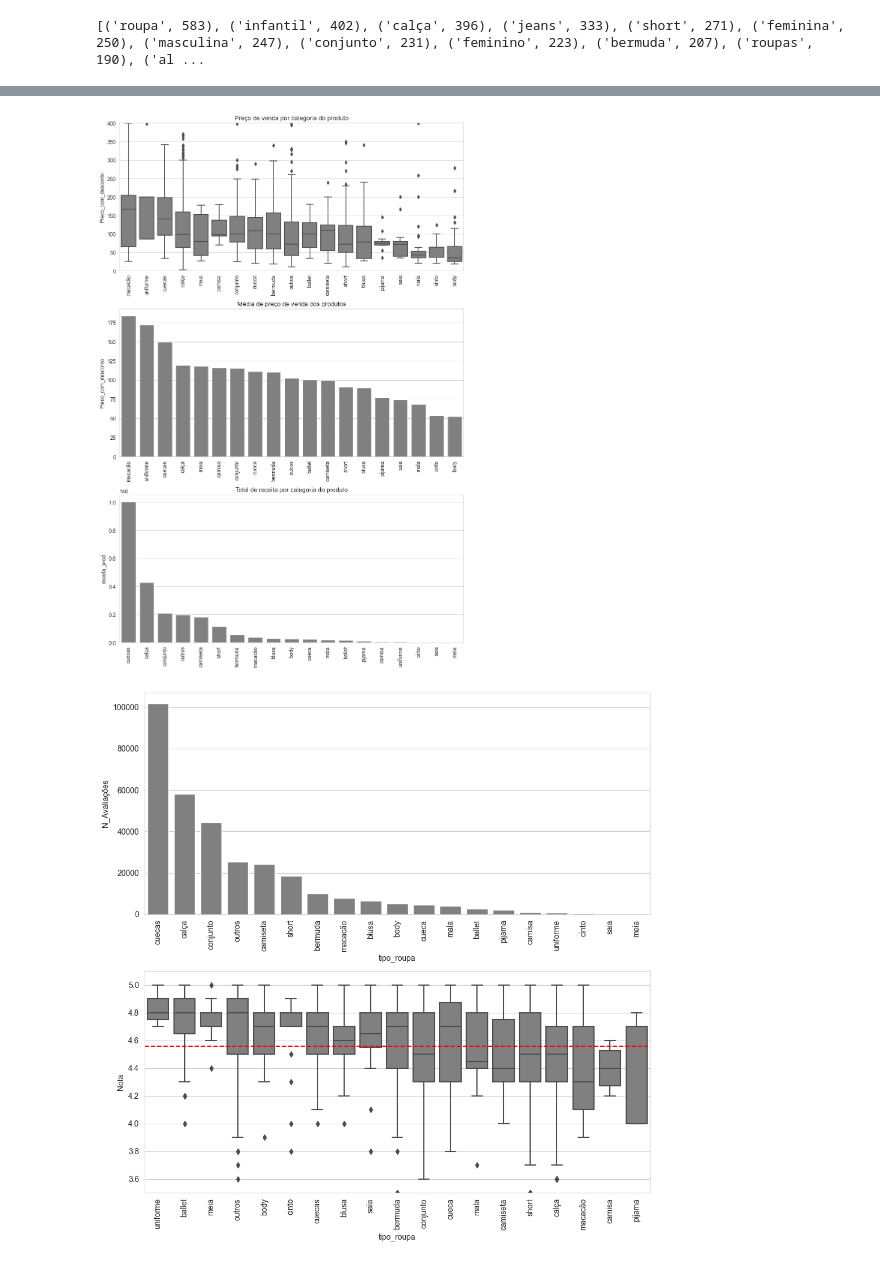
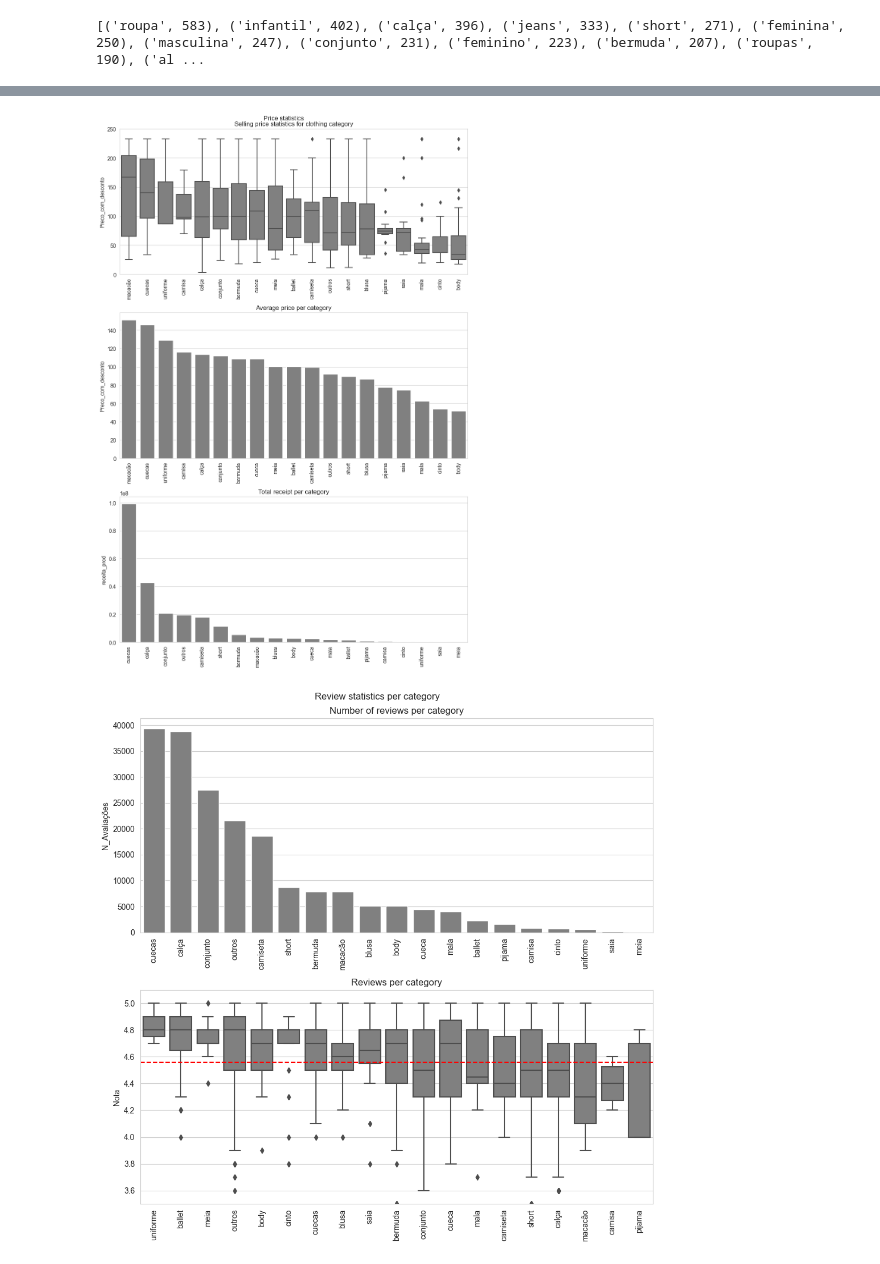
Before and after one commit to LissesCastro/Webscrapping-Marketplace-BR, a Jupyter notebook: analise.ipynb, the cells around one changed output, grey strips where cells are left out. Cells and saved outputs as stored; diff of their text form; code cells hidden in the pictures.

```diff
--- a/analise.ipynb
+++ b/analise.ipynb
@@ -123,3 +140,10 @@ pecas = ['calça', 'short', 'conjunto', 'bermuda', 'shorts', 'cuecas', 'ballet',
+# %%
+vars_correcao = ['Preco_original', 'Preco_com_desconto', 'N_Avaliações']
+percentil = 0.95
+
+for col in vars_correcao:
+    valor_percentil = df[col].quantile(percentil)
+    df[col] = df[col].apply(lambda x: x if x <= valor_percentil else valor_percentil)
 # %%
 df['Título'] = df['Título'].apply(lambda x: x.lower())
 df['tipo_roupa'] = df['Título'].apply(tipifica_roupa)
@@ -164,31 +179,39 @@ sns.barplot(x=df_categoria_somas.index, y=df_categoria_somas['receita_prod'], da
 
 
 
-axs[0].set_title('Preço de venda por categoria do produto')
-axs[1].set_title('Média de preço de venda dos produtos')
-axs[2].set_title('Total de receita por categoria do produto')
+axs[0].set_title('Selling price statistics for clothing category')
+axs[1].set_title('Average price per category')
+axs[2].set_title('Total receipt per category')
 
 for i in range(3):
     axs[i].set_xticklabels(axs[i].get_xticklabels(), rotation=90)
     axs[i].set_xlabel('')
-axs[0].set_ylim([0,400])
+axs[0].set_ylim([0,250])
 
+fig.suptitle('Price statistics')
 fig.tight_layout()
 # %% [output]
-[figure, old version]
+[figure, new version]
 # %%
 mean_values = df.groupby('tipo_roupa')['Nota'].mean().sort_values(ascending=False)
 
 fig, axs = plt.subplots(2, 1, figsize=(10, 10))
 
 sns.barplot(x=df_categoria_somas.index, y=df_categoria_somas['N_Avaliações'].sort_values(ascending=False), data=df_categoria_somas, ax=axs[0], color='gray')
 sns.boxplot(x=df['tipo_roupa'], y=df['Nota'].sort_values(ascending=False), data=df, color='gray', ax=axs[1], order=mean_values.index)
 
 axs[1].axhline(y=df['Nota'].mean(), color='red', linestyle='--')
 axs[1].set_ylim([3.5,5.1])
 axs[1].set_xticklabels(axs[1].get_xticklabels(), rotation=90)
 axs[0].set_xticklabels(axs[0].get_xticklabels(), rotation=90)
 
+for i in range(2):
+    axs[i].set_xticklabels(axs[i].get_xticklabels(), rotation=90)
+    axs[i].set_xlabel('')
+
+axs[0].set_title('Number of reviews per category')
+axs[1].set_title('Reviews per category')
+fig.suptitle('Review statistics per category')
 fig.tight_layout()
 # %% [output]
-[figure, old version]
+[figure, new version]
```
Also changed, not shown: parts of 13 cells of this notebook.
